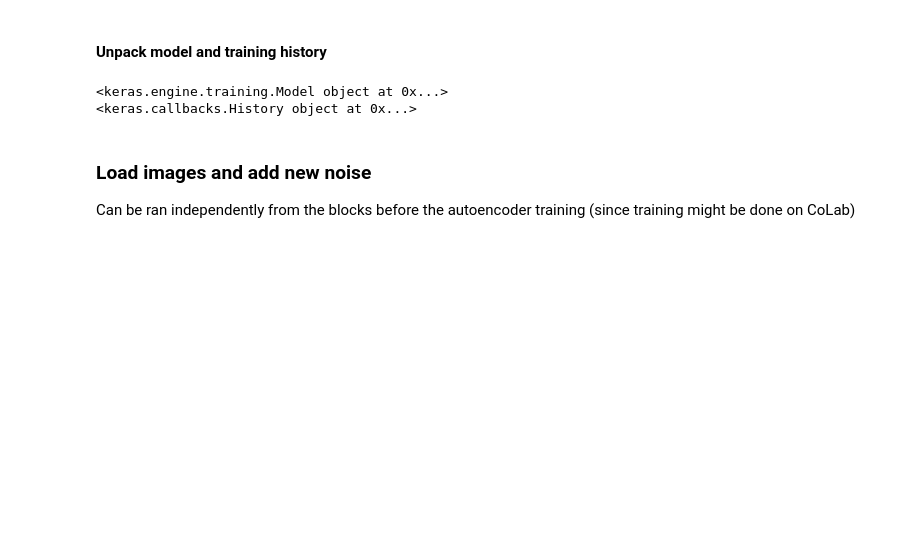
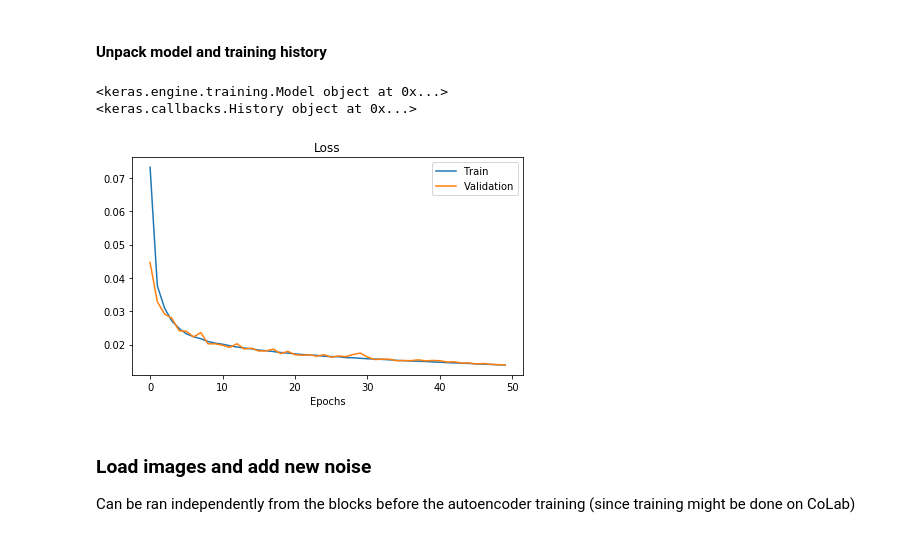
Before and after one commit to pierreTklein/robust2notation, a Jupyter notebook: conv_autoencoder.ipynb, the cells around one changed output. Drawn from its saved outputs; the diff is of its cells as text; code cells hidden in the pictures; blank space fills up the shorter version.

```diff
--- a/conv_autoencoder.ipynb
+++ b/conv_autoencoder.ipynb
@@ -288,6 +288,16 @@ print(trHistory)
 # %% [output]
 <keras.engine.training.Model object at 0x...>
 <keras.callbacks.History object at 0x...>
+# %%
+plt.figure(figsize=(7,4))
+plt.plot(trHistory.history['loss'])
+plt.plot(trHistory.history['val_loss'])
+plt.title("Loss")
+plt.xlabel("Epochs")
+plt.legend(['Train','Validation'])
+plt.show()
+# %% [output]
+[figure, added]
 # %% [markdown]
 ### Load images and add new noise
 Can be ran independently from the blocks before the autoencoder training (since training might be done on CoLab)
```
Also changed, not shown: parts of 1 cell of this notebook.
